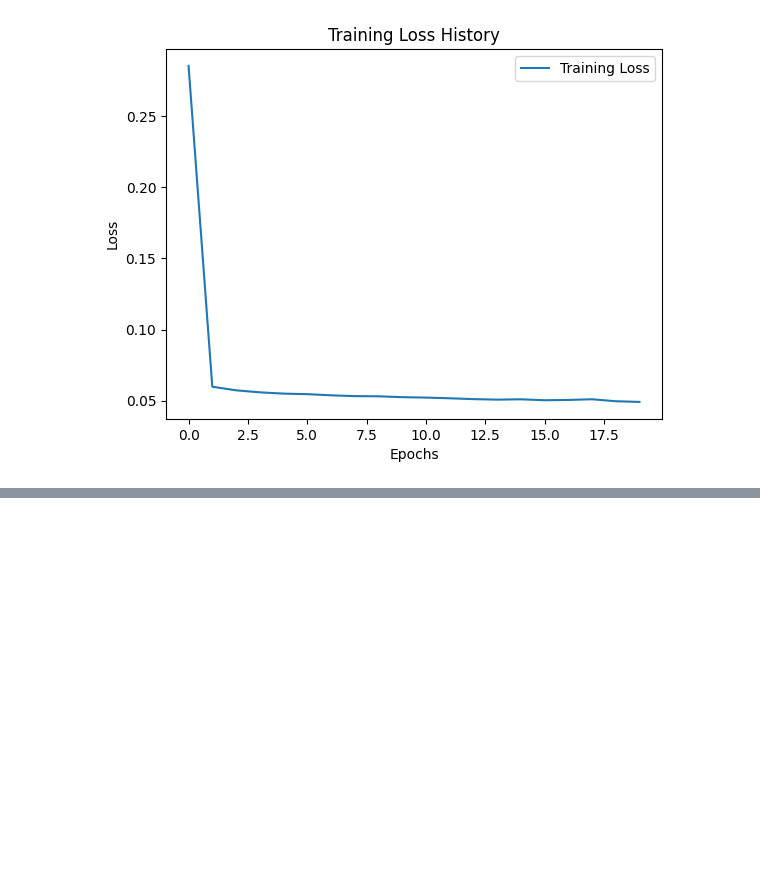
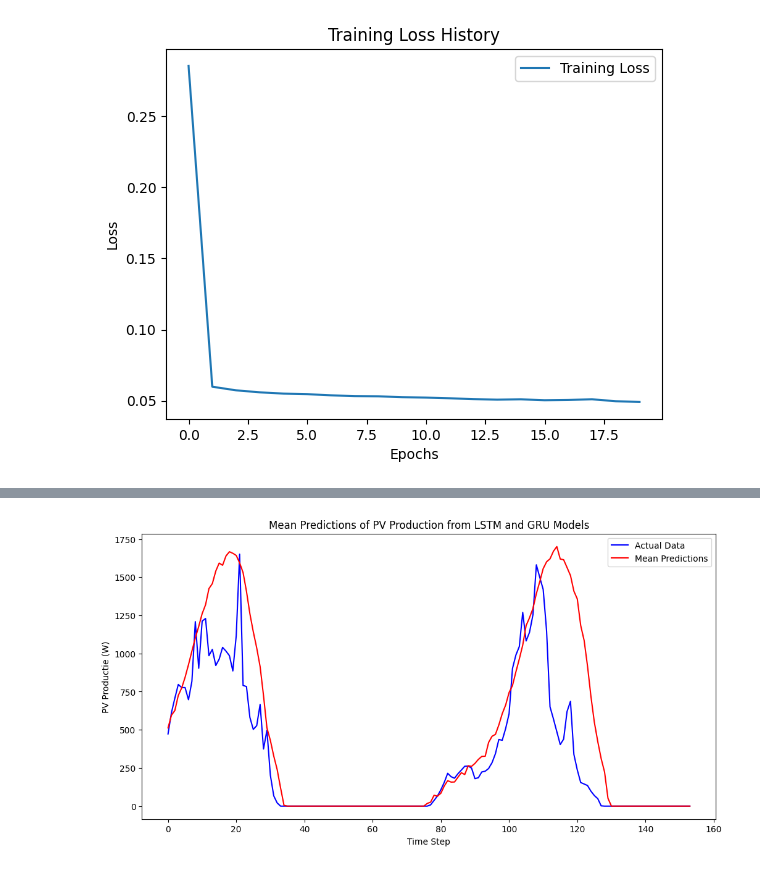
Before and after one commit to Ozziehman/Energiescan, a Jupyter notebook: 2022_15min_data_models.ipynb, the cells around one changed output, grey strips where cells are left out. Drawn from its saved outputs; the diff is of its cells as text; code cells hidden in the pictures; blank space fills up the shorter version.

Commit message:
ensemble pv data

```diff
--- a/2022_15min_data_models.ipynb
+++ b/2022_15min_data_models.ipynb
@@ -608,0 +594,89 @@ plt.show()
+# %%
+from tensorflow.keras.models import load_model
+import pickle
+import numpy as np
+import pandas as pd
+import matplotlib.pyplot as plt
+
+with open('core\static\data\lstm_scaler_pv.pkl', 'rb') as f:
+    scaler_LSTM = pickle.load(f)
+with open('core\static\data\gru_scaler_pv.pkl', 'rb') as f:
+    scaler_GRU = pickle.load(f)
+
+n_sequence_past = 720
+n_ahead_prediction = 154
+
+# Load the data
+df_pv_GHI = pd.read_csv('core/static/data/2022_15min_data_with_GHI.csv', sep=',', low_memory=False)
+subset_df = df_pv_GHI.head(int(len(df_pv_GHI) * 1))
+df_pv_GHI = subset_df[['PV Productie (W)', 'Month', 'Day', 'Hour', 'Minute', 'Weekday', 'GHI (W/m^2)']]
+print(df_pv_GHI.head())
+
+# Split the data
+split_ratio = 0.7
+split_point = int(len(df_pv_GHI) * split_ratio)
+train, test = df_pv_GHI[:split_point], df_pv_GHI[split_point:]
+
+# Load the scalers
+scaler_path = 'core/static/data/lstm_scaler_pv.pkl'
+scaler = pickle.load(open(scaler_path, 'rb'))
+
+train_scaled = scaler.transform(train)
+test_scaled = scaler.transform(test)
+
+# Function to create sequences
+def create_sequences(data, seq_length, prediction_length):
+    X, y = [], []
+    for i in range(len(data) - seq_length - prediction_length + 1):
+        seq = data[i:(i + seq_length), :]
+        label = data[(i + seq_length):(i + seq_length + prediction_length), 0]  # first column is the target
+        X.append(seq)
+        y.append(label)
+    arrayX = np.array(X)
+    arrayY = np.array(y)
+    print(f"Shapes: X={arrayX.shape}, y={arrayY.shape}")
+    return arrayX, arrayY
+
+# Create sequences
+X_train, y_train = create_sequences(train_scaled, n_sequence_past, n_ahead_prediction)
+X_test, y_test = create_sequences(test_scaled, n_sequence_past, n_ahead_prediction)
+
+# Load the LSTM and GRU models
+model_LSTM = load_model('core/static/data/lstm_model_pv.h5')
+model_GRU = load_model('core/static/data/gru_model_pv.h5')
+
+# Make predictions with both models
+y_pred_LSTM = model_LSTM.predict(X_test)
+y_pred_GRU = model_GRU.predict(X_test)
+
+# Calculate the mean of the predictions
+mean_predictions = np.mean([y_pred_LSTM, y_pred_GRU], axis=0)
+
+# Reshape the predictions for inverse transform
+y_test_reshaped = y_test.reshape(-1, 1)
+mean_predictions_reshaped = mean_predictions.reshape(-1, 1)
+
+# Create dummy features to match the scaler's expected input shape
+dummy_features = np.zeros((y_test_reshaped.shape[0], train_scaled.shape[1] - 1))
+
+# Concatenate predictions with dummy features
+mean_predictions_with_dummy = np.concatenate((mean_predictions_reshaped, dummy_features), axis=1)
+y_test_with_dummy = np.concatenate((y_test_reshaped, dummy_features), axis=1)
+
+# Inverse transform the predictions
+y_test_inv = scaler.inverse_transform(y_test_with_dummy)[:, 0]
+mean_predictions_inv = scaler.inverse_transform(mean_predictions_with_dummy)[:, 0]
+
+# Plot the actual and predicted values
+plt.figure(figsize=(12, 6))
+plt.plot(y_test_inv[:n_ahead_prediction], label='Actual Data', color='blue')
+plt.plot(mean_predictions_inv[:n_ahead_prediction], label='Mean Predictions', color='red')
+plt.title('Mean Predictions of PV Production from LSTM and GRU Models')
+plt.ylabel('PV Productie (W)')
+plt.xlabel('Time Step')
+plt.legend()
+plt.show()
+
+mae = np.mean(np.abs(y_test_inv[:n_ahead_prediction] - mean_predictions_inv[:n_ahead_prediction]))
+print(f'Mean Absolute Error: {mae}')
+# %% [output]
@@ -608,0 +693 @@ plt.show()
+[figure, added]
```
Also changed, not shown: parts of 4 cells of this notebook, 1 other file.
